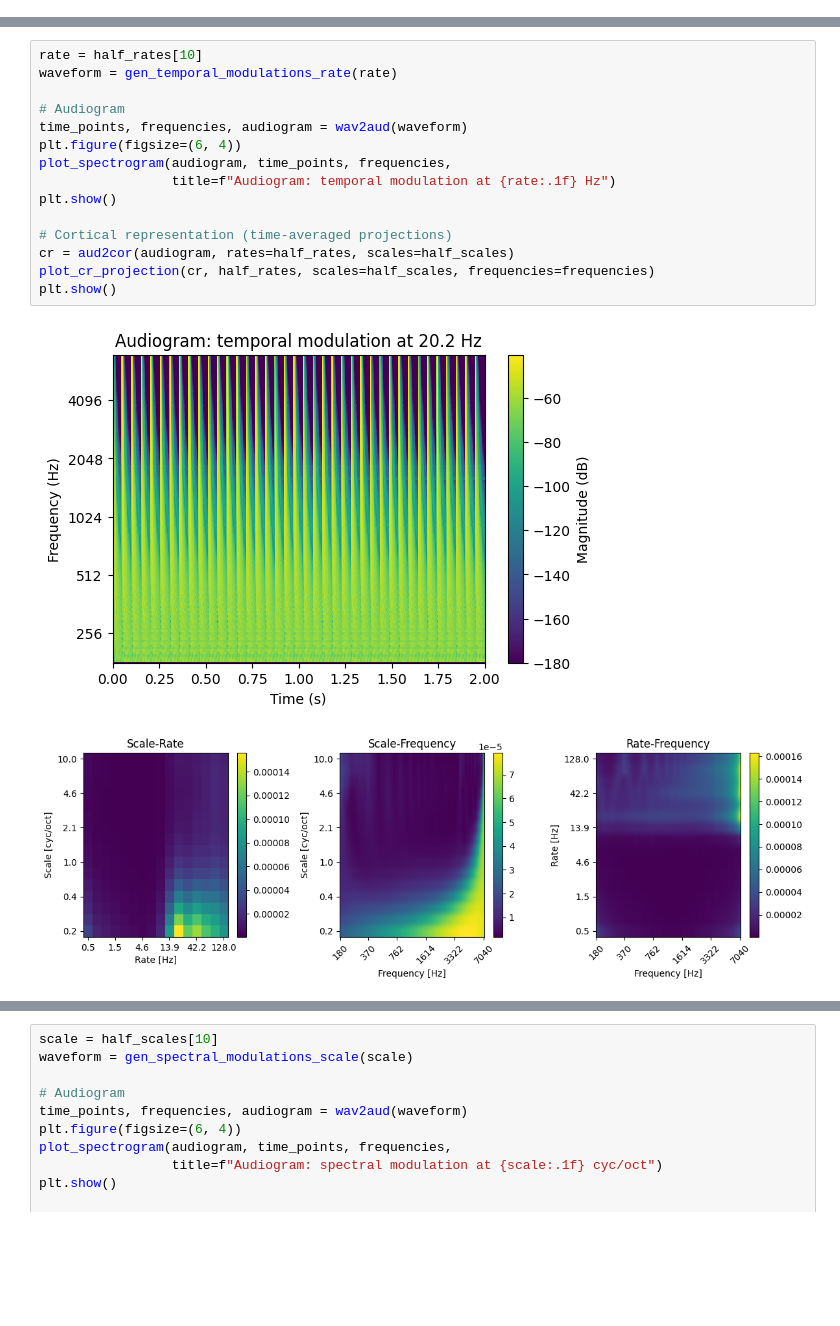
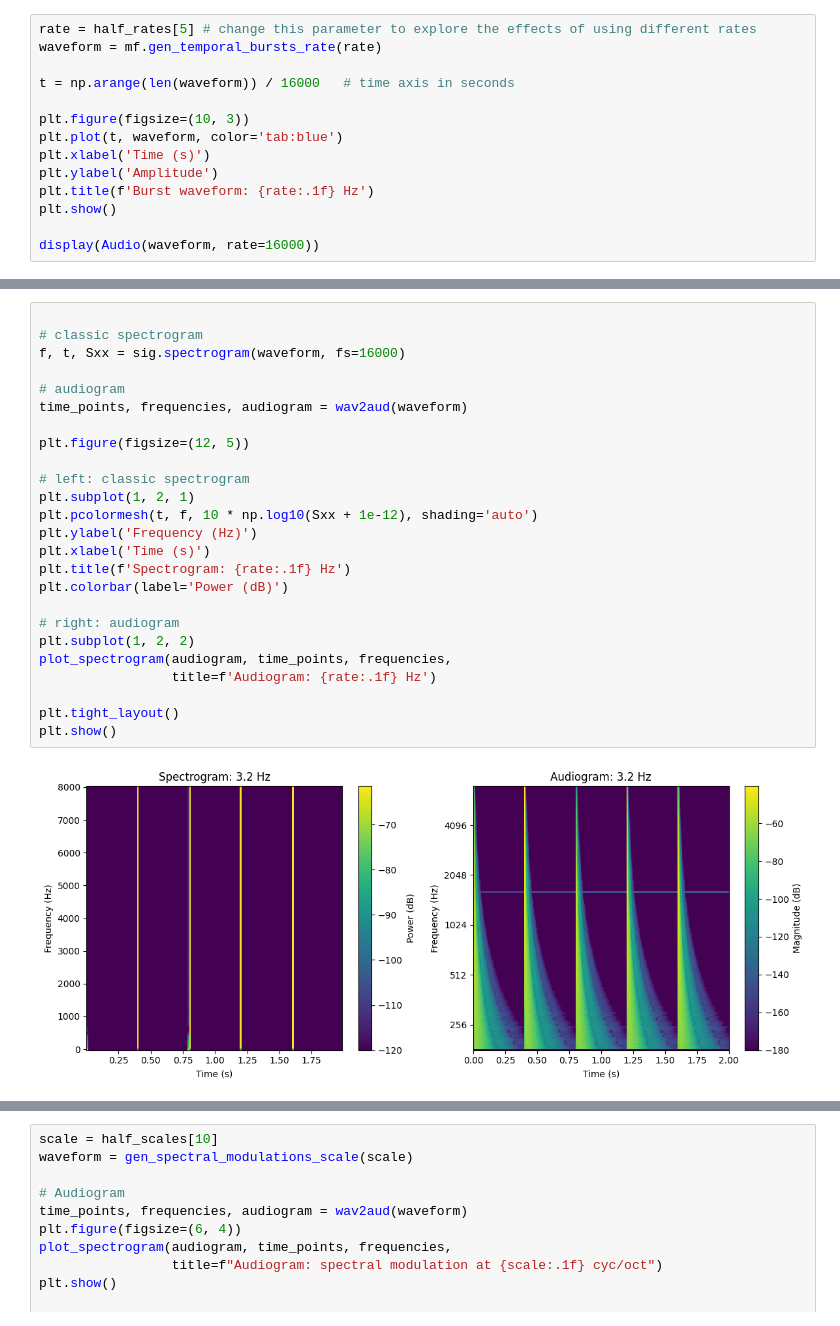
Before and after one commit to ninocapipoca/neural_audio, a Jupyter notebook: tutorials/Tutorial 3 - Stimulus sound generators.ipynb, the cells around one changed output, grey strips where cells are left out. Saved outputs shown, nothing was run; the diff lists cells and outputs as text; blank space fills up the shorter version.

Commit message:
Updating tutorial 3, plotting and signal generating functions
Adding plots and descriptions + refining functions

```diff
--- a/tutorials/Tutorial 3 - Stimulus sound generators.ipynb
+++ b/tutorials/Tutorial 3 - Stimulus sound generators.ipynb
@@ -46,0 +218,14 @@ The example below uses a rate of about 20 Hz (`half_rates[10]`). In the audiogra
+# %%
+rate = half_rates[5] # change this parameter to explore the effects of using different rates
+waveform = mf.gen_temporal_bursts_rate(rate)
+
+t = np.arange(len(waveform)) / 16000   # time axis in seconds
+
+plt.figure(figsize=(10, 3))
+plt.plot(t, waveform, color='tab:blue')
+plt.xlabel('Time (s)')
+plt.ylabel('Amplitude')
+plt.title(f'Burst waveform: {rate:.1f} Hz')
+plt.show()
+
+display(Audio(waveform, rate=16000))
@@ -47,18 +246,27 @@ The example below uses a rate of about 20 Hz (`half_rates[10]`). In the audiogra
 # %%
-rate = half_rates[10]
-waveform = gen_temporal_modulations_rate(rate)
 
-# Audiogram
+# classic spectrogram
+f, t, Sxx = sig.spectrogram(waveform, fs=16000)
+
+# audiogram
 time_points, frequencies, audiogram = wav2aud(waveform)
-plt.figure(figsize=(6, 4))
+
+plt.figure(figsize=(12, 5))
+
+# left: classic spectrogram
+plt.subplot(1, 2, 1)
+plt.pcolormesh(t, f, 10 * np.log10(Sxx + 1e-12), shading='auto')
+plt.ylabel('Frequency (Hz)')
+plt.xlabel('Time (s)')
+plt.title(f'Spectrogram: {rate:.1f} Hz')
+plt.colorbar(label='Power (dB)')
+
+# right: audiogram
+plt.subplot(1, 2, 2)
 plot_spectrogram(audiogram, time_points, frequencies,
-                 title=f"Audiogram: temporal modulation at {rate:.1f} Hz")
+                 title=f'Audiogram: {rate:.1f} Hz')
+
+plt.tight_layout()
 plt.show()
-
-# Cortical representation (time-averaged projections)
-cr = aud2cor(audiogram, rates=half_rates, scales=half_scales)
-plot_cr_projection(cr, half_rates, scales=half_scales, frequencies=frequencies)
-plt.show()
 # %% [output]
-[figure, old version]
+[figure, new version]
-[figure, removed]
```
Also changed, not shown: parts of 27 cells of this notebook, 2 other files.
